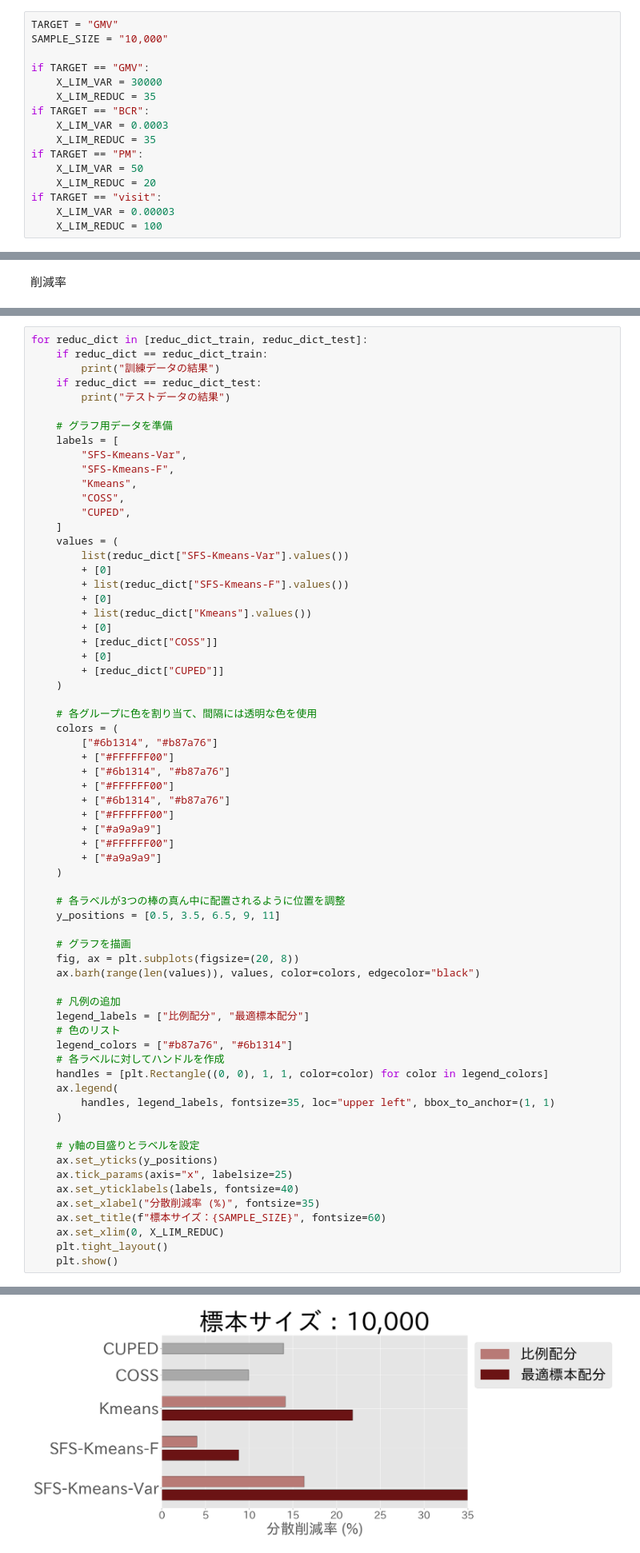
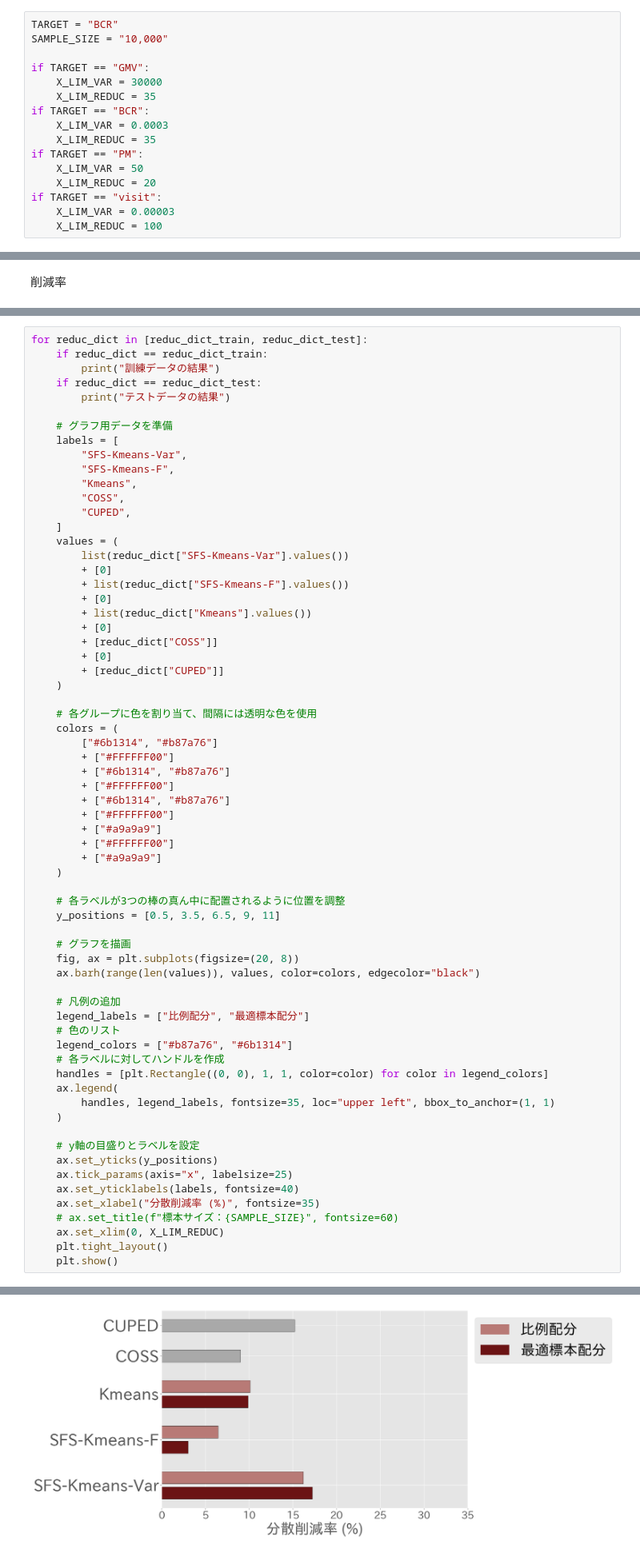
Before and after one commit to Monketu/ABtesting, a Jupyter notebook: notebook/確認用/結果の図用_卒論_COSSあり.ipynb, the cells around one changed output, grey strips where cells are left out. Shown at 80% size. Drawn from its saved outputs; the diff is of its cells as text.

```diff
--- a/notebook/確認用/結果の図用_卒論_COSSあり.ipynb
+++ b/notebook/確認用/結果の図用_卒論_COSSあり.ipynb
@@ -23,7 +23,7 @@ plt.style.use("ggplot")
 # %% [markdown]
 実験設定
 # %%
-TARGET = "GMV"
+TARGET = "BCR"
 SAMPLE_SIZE = "10,000"
 
 if TARGET == "GMV":
@@ -394,33 +395,33 @@ for reduc_dict in [reduc_dict_train, reduc_dict_test]:
         + ["#a9a9a9"]
     )
 
     # 各ラベルが3つの棒の真ん中に配置されるように位置を調整
     y_positions = [0.5, 3.5, 6.5, 9, 11]
 
     # グラフを描画
     fig, ax = plt.subplots(figsize=(20, 8))
     ax.barh(range(len(values)), values, color=colors, edgecolor="black")
 
     # 凡例の追加
     legend_labels = ["比例配分", "最適標本配分"]
     # 色のリスト
     legend_colors = ["#b87a76", "#6b1314"]
     # 各ラベルに対してハンドルを作成
     handles = [plt.Rectangle((0, 0), 1, 1, color=color) for color in legend_colors]
     ax.legend(
         handles, legend_labels, fontsize=35, loc="upper left", bbox_to_anchor=(1, 1)
     )
 
     # y軸の目盛りとラベルを設定
     ax.set_yticks(y_positions)
     ax.tick_params(axis="x", labelsize=25)
     ax.set_yticklabels(labels, fontsize=40)
     ax.set_xlabel("分散削減率 (%)", fontsize=35)
-    ax.set_title(f"標本サイズ：{SAMPLE_SIZE}", fontsize=60)
+    # ax.set_title(f"標本サイズ：{SAMPLE_SIZE}", fontsize=60)
     ax.set_xlim(0, X_LIM_REDUC)
     plt.tight_layout()
     plt.show()
 # %% [output]
 訓練データの結果
-[figure, old version]
+[figure, new version]
 テストデータの結果
```
Also changed, not shown: parts of 5 cells of this notebook, 5 other files.
